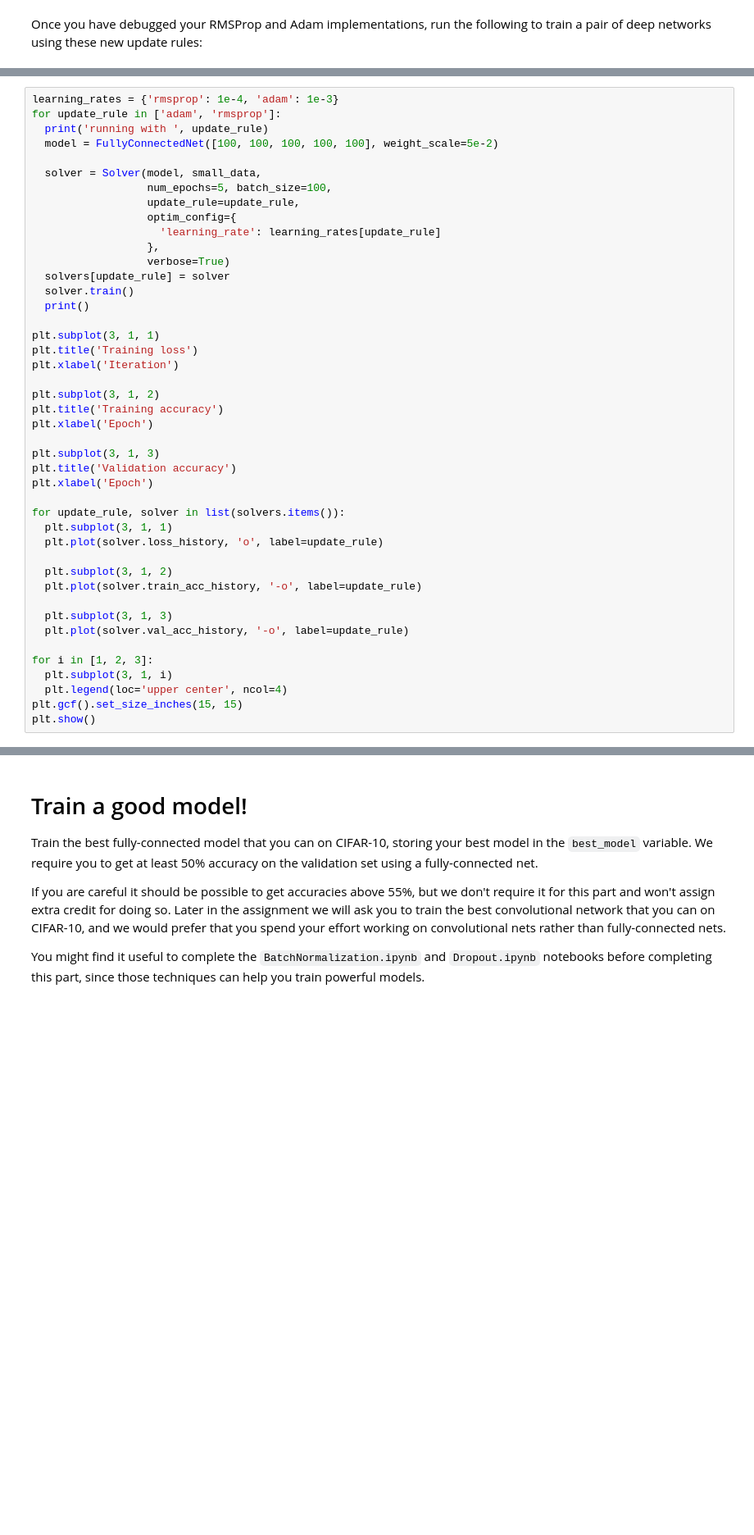
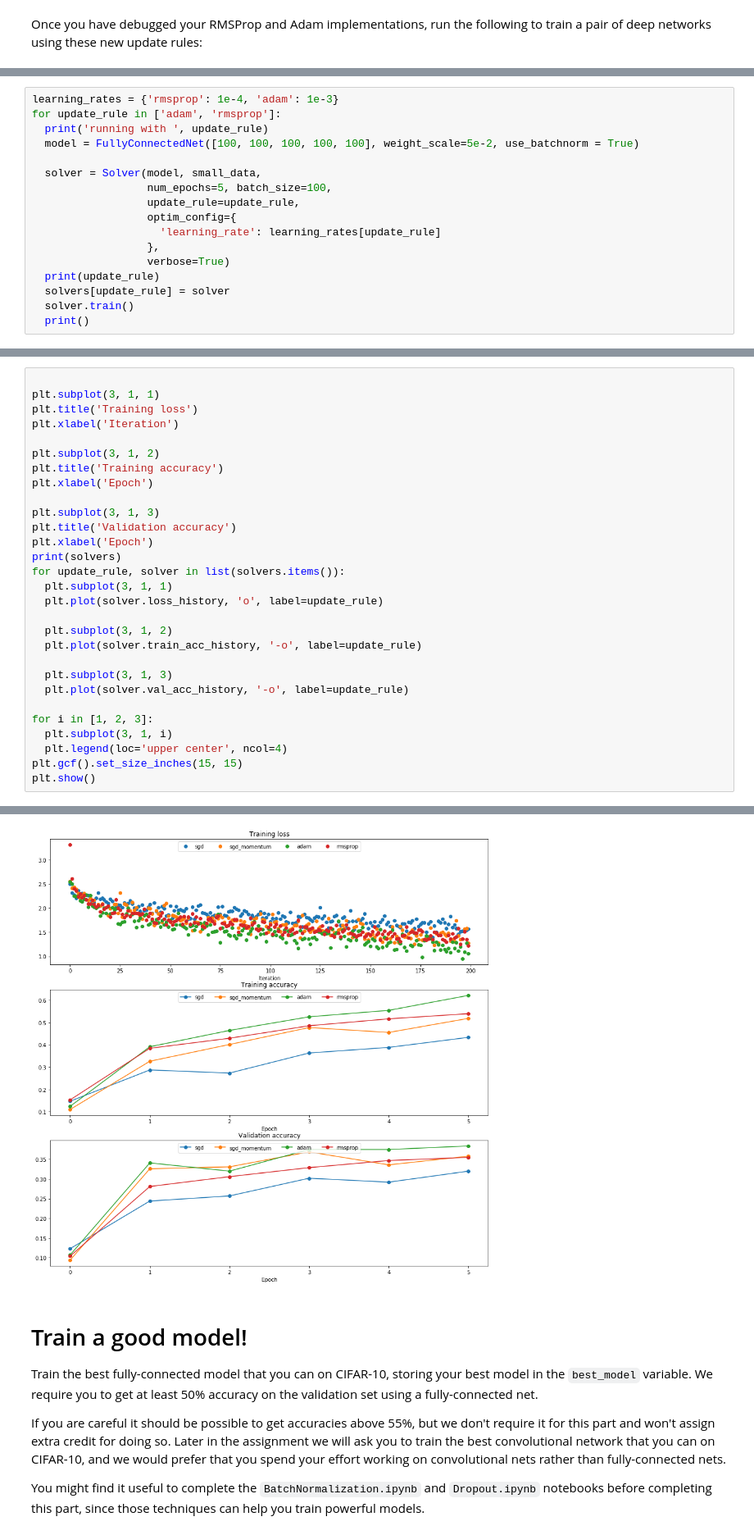
Before and after one commit to slevinsps/neural_networks, a Jupyter notebook: cs231/practice/assignment2/FullyConnectedNets.ipynb, the cells around one changed output, grey strips where cells are left out. Shown at 82% size. Saved outputs shown, nothing was run; the diff lists cells and outputs as text; blank space fills up the shorter version.

```diff
--- a/cs231/practice/assignment2/FullyConnectedNets.ipynb
+++ b/cs231/practice/assignment2/FullyConnectedNets.ipynb
@@ -762,0 +842,17 @@ Once you have debugged your RMSProp and Adam implementations, run the following
+# %%
+learning_rates = {'rmsprop': 1e-4, 'adam': 1e-3}
+for update_rule in ['adam', 'rmsprop']:
+  print('running with ', update_rule)
+  model = FullyConnectedNet([100, 100, 100, 100, 100], weight_scale=5e-2, use_batchnorm = True)
+
+  solver = Solver(model, small_data,
+                  num_epochs=5, batch_size=100,
+                  update_rule=update_rule,
+                  optim_config={
+                    'learning_rate': learning_rates[update_rule]
+                  },
+                  verbose=True)
+  print(update_rule)
+  solvers[update_rule] = solver
+  solver.train()
+  print()
@@ -763,19 +877,4 @@ Once you have debugged your RMSProp and Adam implementations, run the following
 # %%
-learning_rates = {'rmsprop': 1e-4, 'adam': 1e-3}
-for update_rule in ['adam', 'rmsprop']:
-  print('running with ', update_rule)
-  model = FullyConnectedNet([100, 100, 100, 100, 100], weight_scale=5e-2)
-
-  solver = Solver(model, small_data,
-                  num_epochs=5, batch_size=100,
-                  update_rule=update_rule,
-                  optim_config={
-                    'learning_rate': learning_rates[update_rule]
-                  },
-                  verbose=True)
-  solvers[update_rule] = solver
-  solver.train()
-  print()
 
 plt.subplot(3, 1, 1)
 plt.title('Training loss')
@@ -788,7 +887,7 @@ plt.xlabel('Epoch')
 plt.subplot(3, 1, 3)
 plt.title('Validation accuracy')
 plt.xlabel('Epoch')
-
+print(solvers)
 for update_rule, solver in list(solvers.items()):
   plt.subplot(3, 1, 1)
   plt.plot(solver.loss_history, 'o', label=update_rule)
@@ -804,3 +903,4 @@ for i in [1, 2, 3]:
   plt.legend(loc='upper center', ncol=4)
 plt.gcf().set_size_inches(15, 15)
 plt.show()
+# %% [output]
@@ -807,3 +908,4 @@ plt.show()
+[figure, added]
 # %% [markdown]
 # Train a good model!
 Train the best fully-connected model that you can on CIFAR-10, storing your best model in the `best_model` variable. We require you to get at least 50% accuracy on the validation set using a fully-connected net.
```
Also changed, not shown: parts of 9 cells of this notebook, 3 other files.
